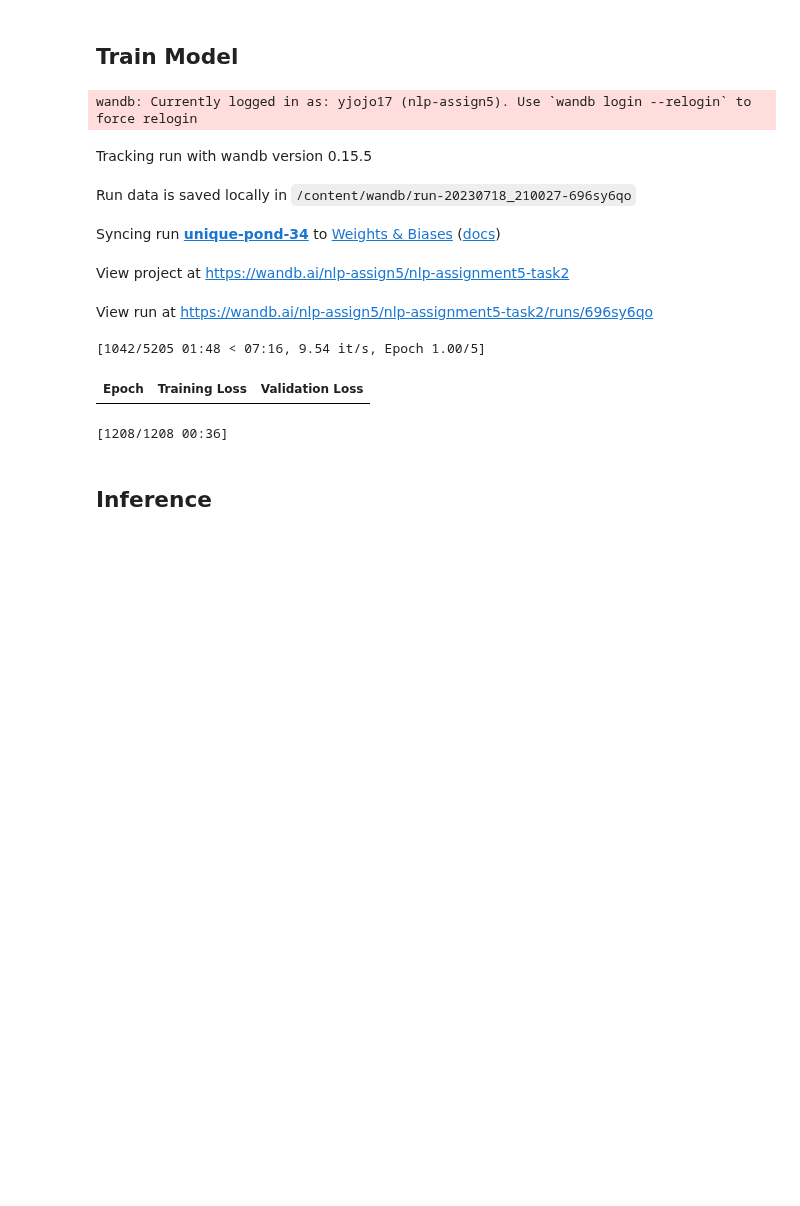
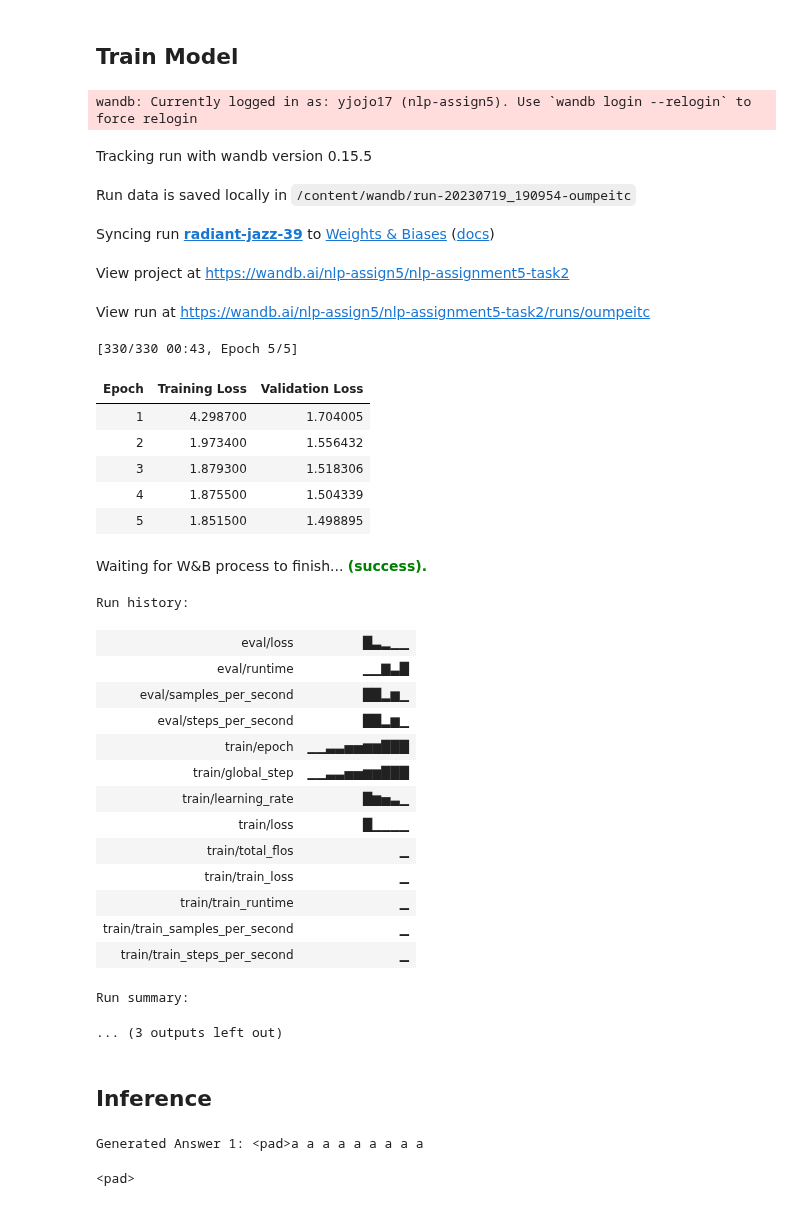
Before and after one commit to dkuska/nlp_assignment_5, a Jupyter notebook: task2/training_script.ipynb, the cells around one changed output. Cells and saved outputs as stored; diff of their text form; code cells hidden in the pictures; blank space fills up the shorter version.

Commit message:
Working Training, disabled compute_metric

```diff
--- a/task2/training_script.ipynb
+++ b/task2/training_script.ipynb
@@ -120,11 +132,11 @@ def preprocess_function(sample: Dict[str, Any]):
                             combined_qa,
                             truncation=True,
                             padding="max_length",
-                            max_length=16
+                            max_length=128
                         ),
             'labels':   tokenizer(
                             sample['answer'],
                             truncation=True,
                             padding="max_length",
-                            max_length=8).input_ids
+                            max_length=64).input_ids
             }
@@ -147,16 +161,16 @@ encoded_ds = encoded_ds.rename_columns({
 ## Load Model
 # %%
 # Task 8 - load google/t5-efficient-tiny model with pre-trained weights
-model = T5ForConditionalGeneration.from_pretrained("google/t5-efficient-tiny").to("cuda")
+model = T5ForConditionalGeneration.from_pretrained("google/t5-efficient-tiny")
 # %% [markdown]
 ## Define TrainingArguments
 # %%
 # Task 9 - Define Seq2SeqTrainerArguments with learning rate scheduling and weight decay
 num_epochs = 5
-batch_size = 1
+batch_size = 32
 lr = 3e-4
 weight_decay = 0.01
-gradient_accumulation_steps = 2
+gradient_accumulation_steps = 1
 lr_scheduler_type = "linear" # ['linear', 'cosine', 'cosine_with_restarts', 'polynomial', 'constant', 'constant_with_warmup', 'inverse_sqrt', 'reduce_lr_on_plateau']
 
 # Define Seq2SeqTrainerArguments
@@ -165,7 +179,6 @@ training_args = Seq2SeqTrainingArguments(
     do_train=True,
     do_eval=True,
 
-    fp16=True,
     per_device_train_batch_size=batch_size,
     per_device_eval_batch_size=batch_size,
     gradient_accumulation_steps=gradient_accumulation_steps,
@@ -219,5 +232,6 @@ trainer = Seq2SeqTrainer(
     args=training_args,
     train_dataset=encoded_ds['train'],
     eval_dataset=encoded_ds['test'],
-    compute_metrics=compute_metrics
+    #compute_metrics=compute_metrics,
+    #callbacks=[WandbCallback(log_preds=False)]
 )
@@ -226,20 +242,43 @@ trainer = Seq2SeqTrainer(
 # %%
 # TODO: Register experiment at Weights & Biases  https://wandb.ai/site
 wandb_project_name = "nlp-assignment5-task2"
-run = wandb.init(project=wandb_project_name)
+run = wandb.init(project=wandb_project_name,
+                     config={"epochs": 5,
+                })
 
 trainer.train()
 
 wandb.finish()
 # %% [output]
 wandb: Currently logged in as: yjojo17 (nlp-assign5). Use `wandb login --relogin` to force relogin
 Tracking run with wandb version 0.15.5
-Run data is saved locally in /content/wandb/run-20230718_210027-696sy6qo
+Run data is saved locally in /content/wandb/run-20230719_190954-oumpeitc
-Syncing run unique-pond-34 to Weights & Biases (docs)
+Syncing run radiant-jazz-39 to Weights & Biases (docs)
 View project at https://wandb.ai/nlp-assign5/nlp-assignment5-task2
-View run at https://wandb.ai/nlp-assign5/nlp-assignment5-task2/runs/696sy6qo
+View run at https://wandb.ai/nlp-assign5/nlp-assignment5-task2/runs/oumpeitc
-[1042/5205 01:48 < 07:16, 9.54 it/s, Epoch 1.00/5]
+[330/330 00:43, Epoch 5/5]
 | Epoch | Training Loss | Validation Loss |
+| 1 | 4.298700 | 1.704005 |
+| 2 | 1.973400 | 1.556432 |
+| 3 | 1.879300 | 1.518306 |
+| 4 | 1.875500 | 1.504339 |
+| 5 | 1.851500 | 1.498895 |
+Waiting for W&B process to finish... (success).
-[1208/1208 00:36]
+Run history:
+| eval/loss | █▃▂▁▁ |
+| eval/runtime | ▁▁▇▃█ |
+| eval/samples_per_second | ██▂▆▁ |
+| eval/steps_per_second | ██▂▆▁ |
+| train/epoch | ▁▁▃▃▅▅▆▆███ |
+| train/global_step | ▁▁▃▃▅▅▆▆███ |
+| train/learning_rate | █▆▅▃▁ |
+| train/loss | █▁▁▁▁ |
+| train/total_flos | ▁ |
+| train/train_loss | ▁ |
+| train/train_runtime | ▁ |
+| train/train_samples_per_second | ▁ |
+| train/train_steps_per_second | ▁ |
+Run summary:
+... (3 outputs left out)
 # %% [markdown]
 ## Inference
@@ -249,0 +285,28 @@ View run at https://wandb.ai/nlp-assign5/nlp-assignment5-task2/runs/696sy6qo
+# %%
+# Task 11
+#inputs_2 = tokenizer.encode(test['abstract'], test['question'])
+#inputs = [tokenizer.encode(test['abstract'], test['question'], return_tensors="pt")]
+
+input_ids_list = []
+inputs = tokenizer.encode(test['abstract'], test['question'], return_tensors="pt").to(model.device)
+input_ids_list.append(inputs)
+
+# Generate the outputs using the model
+
+output_ids_list = [model.generate(inputs) for inputs in input_ids_list]
+
+# Decode the output tokens back to text for each prompt
+output_texts_list = [tokenizer.decode(ids[0]) for ids in output_ids_list]
+
+# Print the generated answers for each prompt
+for i, output_text in enumerate(output_texts_list):
+    print(f"Generated Answer {i+1}: {output_text}")
+# %% [output]
+Generated Answer 1: <pad>a a a a a a a a a
+# %%
+first_value = output_ids_list[0][0, 0].item()
+second_value = output_ids_list[0][0, 1].item()
+print(tokenizer.decode(first_value))  # Output: 0
+print(tokenizer.decode(second_value))  # Output: 1
+# %% [output]
+<pad>
```
Also changed, not shown: parts of 5 cells of this notebook.
